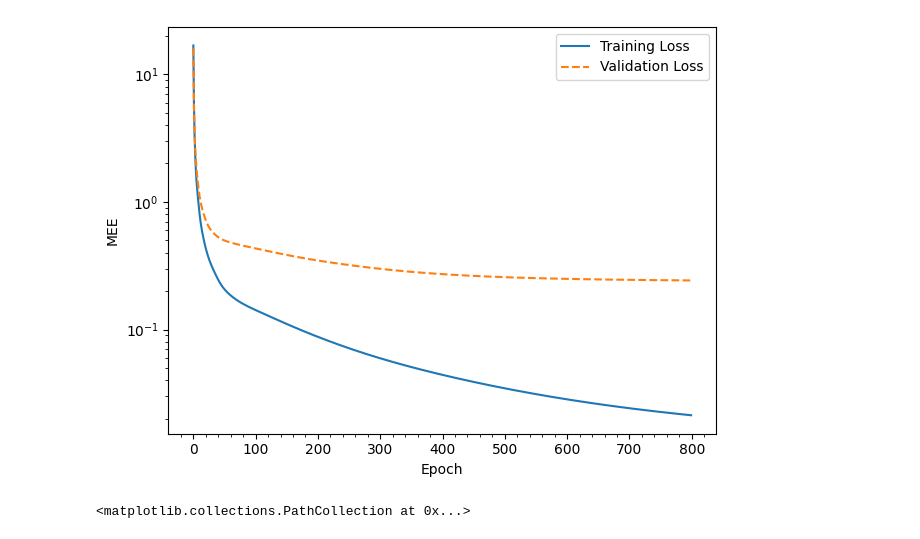
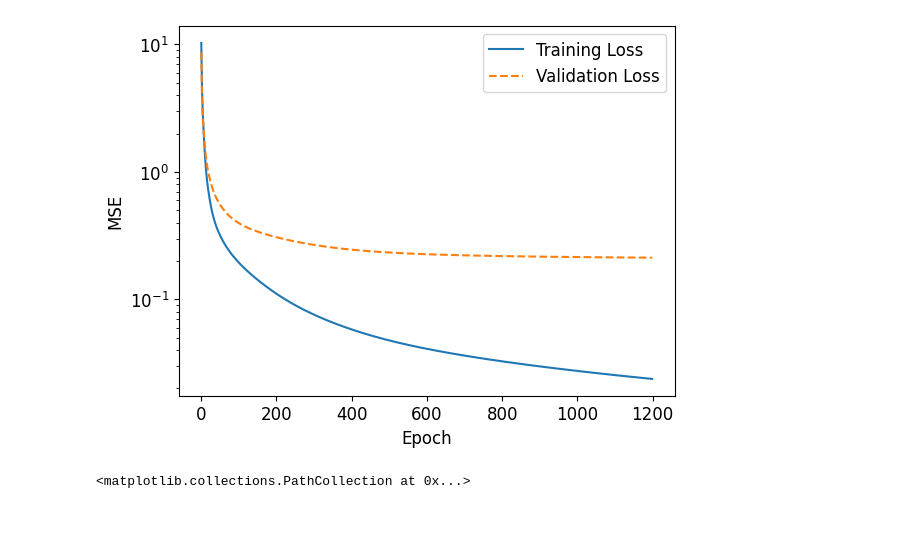
Before and after one commit to Ludovico-Iannello/ML-project, a Jupyter notebook: CUP/MLP-CUP.ipynb, the cells around one changed output. Saved outputs shown, nothing was run; the diff lists cells and outputs as text; code cells hidden in the pictures.

```diff
--- a/MLP-CUP.ipynb
+++ b/CUP/MLP-CUP.ipynb
@@ -20,22 +20,14 @@ target=train_set[train_set.columns[-3:]]
 # %%
 x_train, x_test, y_train, y_test = train_test_split(input, target, test_size=0.2, random_state=0, shuffle=True)
 
-x=np.array(y_test[11].astype(np.float64))
-y=np.array(y_test[12].astype(np.float64))
-z=np.array(y_test[13].astype(np.float64))
+x=np.array(y_train[11].astype(np.float64))
+y=np.array(y_train[12].astype(np.float64))
+z=np.array(y_train[13].astype(np.float64))
 
 x_train=x_train.astype(np.float64)
 y_train=y_train.astype(np.float64)
 x_test=x_test.astype(np.float64)
 y_test=y_test.astype(np.float64)
-'''
-scaler = StandardScaler()
-x_train = scaler.fit_transform(x_train)
-y_train = scaler.fit_transform(y_train)
-x_test = scaler.fit_transform(x_test)
-y_test = scaler.fit_transform(y_test)
-'''
+
 def MEE(x, y):
     return np.mean(np.linalg.norm(x - y, 2, axis=1))
-
-plt.scatter(x,y)
@@ -165,5 +183,4 @@ grid_search.best_params_
 # %%
-
 # Split the data into training and validation sets
 x_train_cl, x_val, y_train_cl, y_val = train_test_split(x_train, y_train, test_size=0.2, random_state=0,  shuffle=True)
 
@@ -180,19 +197,17 @@ train_acc = []
 val_acc = []
 
 # Training loop
-for epoch in range(500):
+for epoch in tqdm(range(1200)):
     # Partial fit on the training set
     clf.partial_fit(x_train_cl, y_train_cl)
 
     # Calculate training loss
     y_train_pred = clf.predict(x_train_cl)
-    #train_loss.append(MEE(y_train_cl, y_train_pred))
-    train_loss.append(MEE(y_train_cl, (y_train_pred)))
+    train_loss.append(metrics.mean_squared_error(y_train_cl, (y_train_pred)))
 
     # Calculate validation loss
     y_val_pred = clf.predict(x_val)
-    val_loss.append(MEE(y_val, y_val_pred))
-    #val_loss.append(metrics.log_loss(y_val, (y_val_pred)))
+    val_loss.append(metrics.mean_squared_error(y_val, y_val_pred))
 
 # Plot the loss curves
 plt.plot(train_loss, label='Training Loss')
@@ -204,14 +221,14 @@ plt.show()
 # %%
+plt.rcParams.update({'font.size': 12})
 plt.plot(train_loss, label='Training Loss')
 plt.plot(val_loss,linestyle='--', label='Validation Loss')
 plt.xlabel('Epoch')
-plt.ylabel('MEE')
+plt.ylabel('MSE')
+plt.yscale('log')
 plt.legend()
-plt.tight_layout()
-plt.minorticks_on()
 plt.show()
 # %% [output]
-[figure, old version]
+[figure, new version]
 # %%
 y_pred_plot=y_pred
 plt.figure(1,figsize=(12,4))
```
Also changed, not shown: parts of 7 cells of this notebook, 16 other files.
